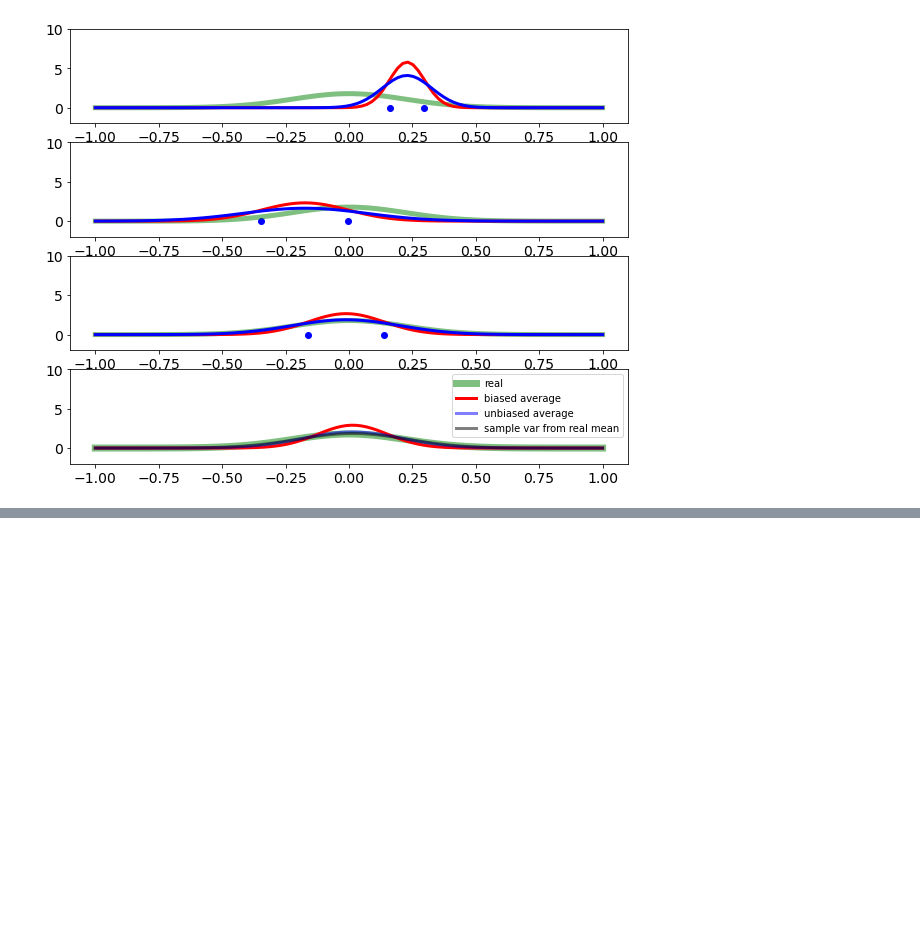
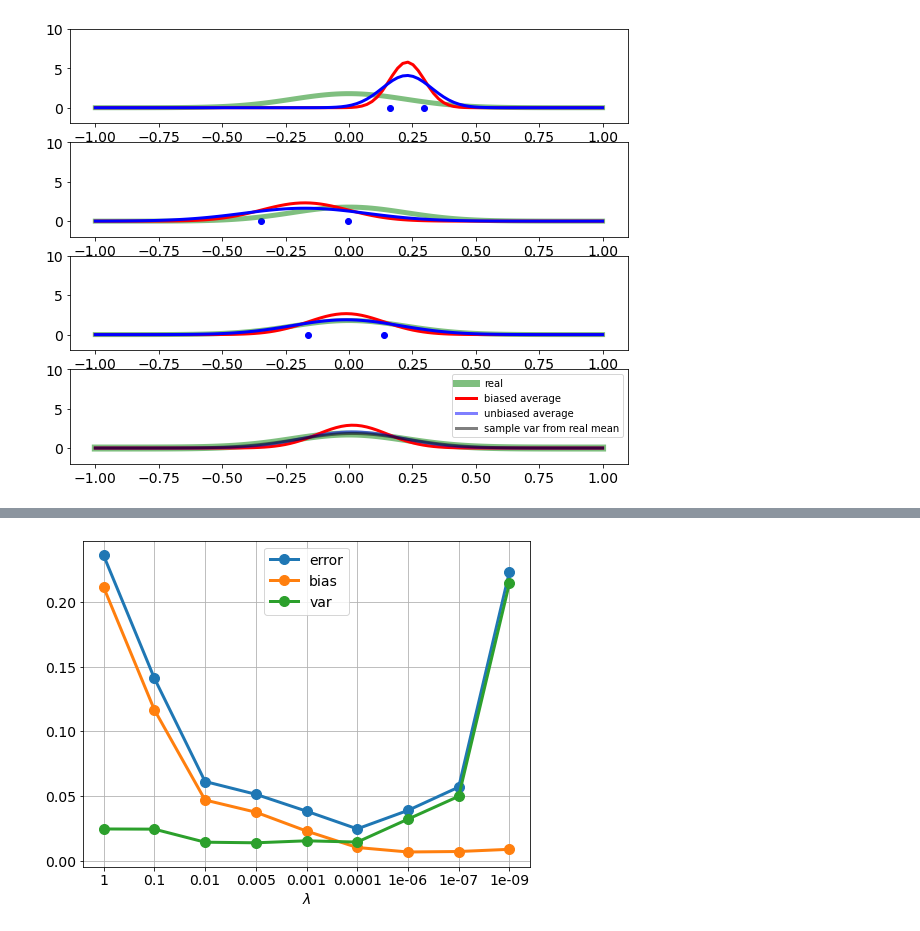
Before and after one commit to ha5ha6/judy_blog, a Jupyter notebook: _notebooks/bias_variance.ipynb, the cells around one changed output, grey strips where cells are left out. Drawn from its saved outputs; the diff is of its cells as text; code cells hidden in the pictures; blank space fills up the shorter version.

```diff
--- a/_notebooks/bias_variance.ipynb
+++ b/_notebooks/bias_variance.ipynb
@@ -114,0 +133,26 @@ array([[4.32018382, 2.91927941, 3.70448339, 1.50473075, 3.63380907,
+# %%
+lmd_smooth=[1,0.1,0.01,0.005,0.001,0.0001,0.000001,0.0000001,0.000000001]
+
+#lmd_smooth=np.linspace(1,0.00000001,num=20)
+
+err_all,bias_all,var_all=[],[],[]
+for lmd in lmd_smooth:
+    error, bias, var = bias_variance_decomp(Ridge(lmd), f_25, y_25,f,y,loss='mse',random_seed=5)
+    err_all.append(error)
+    bias_all.append(bias)
+    var_all.append(var)
+
+plt.figure(figsize=(8,6))
+plt.plot(err_all,'-o',markersize=10,linewidth=3,label='error')
+plt.plot(bias_all,'-o',markersize=10,linewidth=3,label='bias')
+plt.plot(var_all,'-o',markersize=10,linewidth=3,label='var')
+#plt.plot(np.array(var_all)+np.array(bias_all),label='var+bias')
+
+plt.legend()
+plt.grid()
+plt.xlabel('$\lambda$')
+plt.xticks(np.arange(9),[str(lmd) for lmd in lmd_smooth])
+
+plt.savefig('decomp_bias_variance.png',dpi=350)
+# %% [output]
+[figure, added]
```
Also changed, not shown: parts of 5 cells of this notebook, 5 other files.
